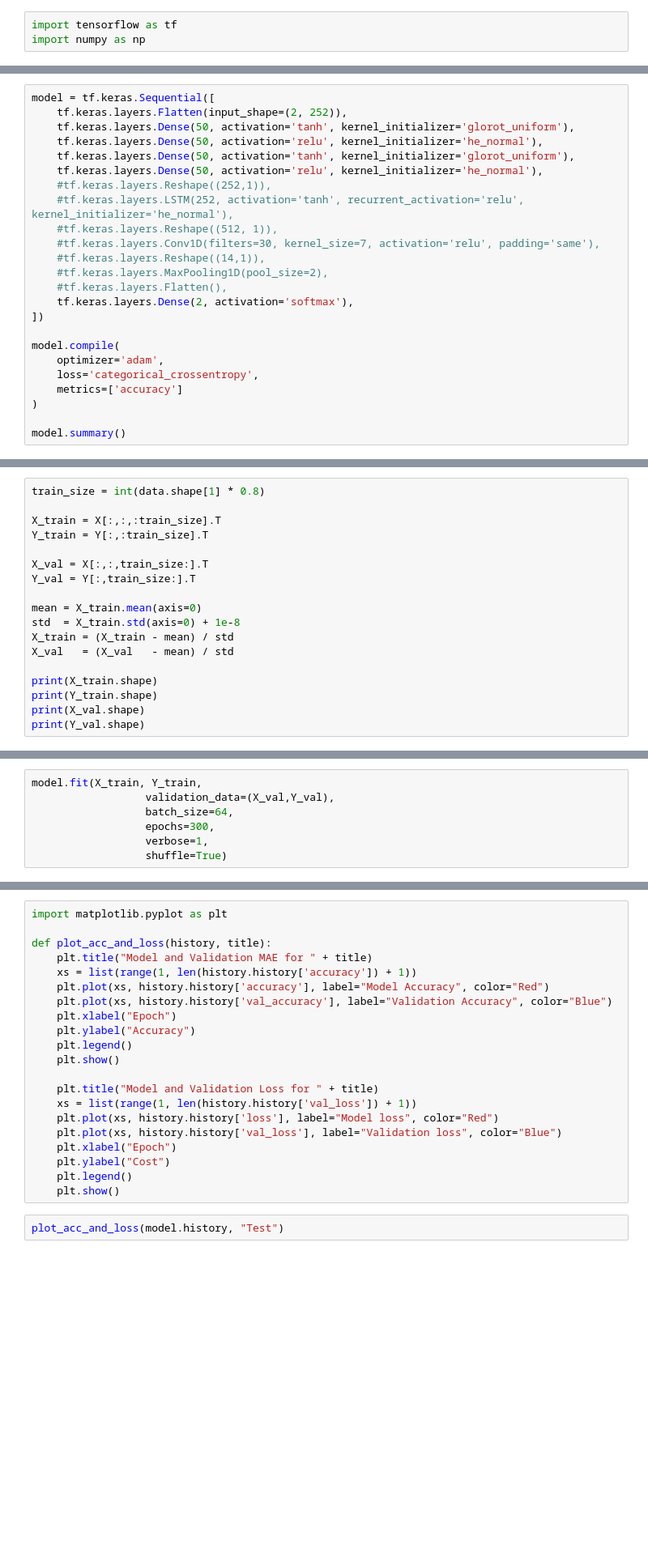
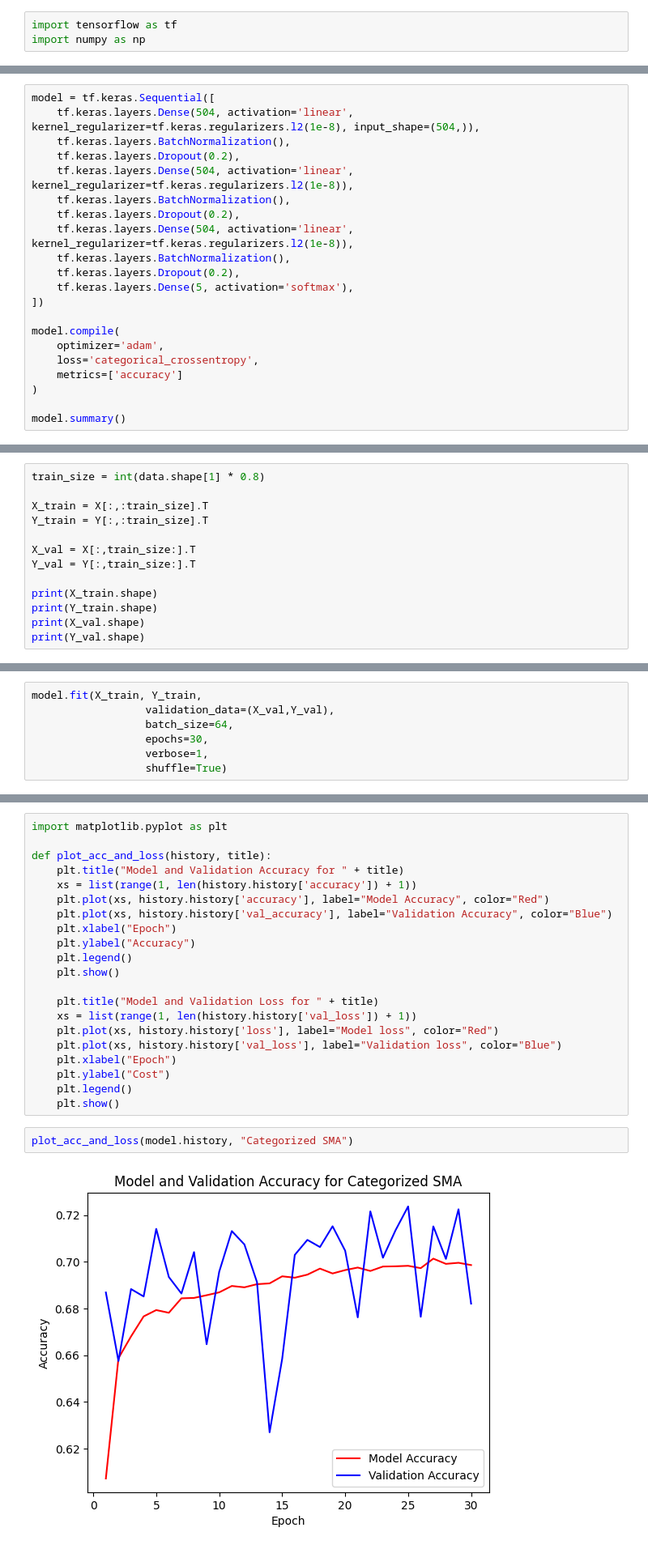
Before and after one commit to AustinBray77/3ML3_Final_Project, a Jupyter notebook: training_cat.ipynb, the cells around one changed output, grey strips where cells are left out. Shown at 81% size. Drawn from its saved outputs; the diff is of its cells as text; blank space fills up the shorter version.

```diff
--- a/training_cat.ipynb
+++ b/training_cat.ipynb
@@ -32,18 +38,15 @@ print("Better Than s&p:", np.count_nonzero(Y[1]))
 # %%
 model = tf.keras.Sequential([
-    tf.keras.layers.Flatten(input_shape=(2, 252)),
-    tf.keras.layers.Dense(50, activation='tanh', kernel_initializer='glorot_uniform'),
-    tf.keras.layers.Dense(50, activation='relu', kernel_initializer='he_normal'),
-    tf.keras.layers.Dense(50, activation='tanh', kernel_initializer='glorot_uniform'),
-    tf.keras.layers.Dense(50, activation='relu', kernel_initializer='he_normal'),
-    #tf.keras.layers.Reshape((252,1)),
-    #tf.keras.layers.LSTM(252, activation='tanh', recurrent_activation='relu', kernel_initializer='he_normal'),
-    #tf.keras.layers.Reshape((512, 1)),
-    #tf.keras.layers.Conv1D(filters=30, kernel_size=7, activation='relu', padding='same'),
-    #tf.keras.layers.Reshape((14,1)),
-    #tf.keras.layers.MaxPooling1D(pool_size=2),
-    #tf.keras.layers.Flatten(),
-    tf.keras.layers.Dense(2, activation='softmax'),
+    tf.keras.layers.Dense(504, activation='linear', kernel_regularizer=tf.keras.regularizers.l2(1e-8), input_shape=(504,)),
+    tf.keras.layers.BatchNormalization(),
+    tf.keras.layers.Dropout(0.2),
+    tf.keras.layers.Dense(504, activation='linear', kernel_regularizer=tf.keras.regularizers.l2(1e-8)),
+    tf.keras.layers.BatchNormalization(),
+    tf.keras.layers.Dropout(0.2),
+    tf.keras.layers.Dense(504, activation='linear', kernel_regularizer=tf.keras.regularizers.l2(1e-8)),
+    tf.keras.layers.BatchNormalization(),
+    tf.keras.layers.Dropout(0.2),
+    tf.keras.layers.Dense(5, activation='softmax'),
 ])
 
 model.compile(
@@ -56,16 +81,11 @@ model.summary()
 # %%
 train_size = int(data.shape[1] * 0.8)
 
-X_train = X[:,:,:train_size].T
+X_train = X[:,:train_size].T
 Y_train = Y[:,:train_size].T
 
-X_val = X[:,:,train_size:].T
+X_val = X[:,train_size:].T
 Y_val = Y[:,train_size:].T
-
-mean = X_train.mean(axis=0)
-std  = X_train.std(axis=0) + 1e-8
-X_train = (X_train - mean) / std
-X_val   = (X_val   - mean) / std
 
 print(X_train.shape)
 print(Y_train.shape)
@@ -75,6 +100,6 @@ print(Y_val.shape)
 model.fit(X_train, Y_train,
                   validation_data=(X_val,Y_val),
                   batch_size=64,
-                  epochs=300,
+                  epochs=30,
                   verbose=1,
                   shuffle=True)
@@ -82,7 +126,7 @@ model.fit(X_train, Y_train,
 import matplotlib.pyplot as plt
 
 def plot_acc_and_loss(history, title):
-    plt.title("Model and Validation MAE for " + title)
+    plt.title("Model and Validation Accuracy for " + title)
     xs = list(range(1, len(history.history['accuracy']) + 1))
     plt.plot(xs, history.history['accuracy'], label="Model Accuracy", color="Red")
     plt.plot(xs, history.history['val_accuracy'], label="Validation Accuracy", color="Blue")
@@ -100,4 +144,6 @@ def plot_acc_and_loss(history, title):
     plt.legend()
     plt.show()
 # %%
-plot_acc_and_loss(model.history, "Test")
+plot_acc_and_loss(model.history, "Categorized SMA")
+# %% [output]
+[figure, added]
```
Also changed, not shown: parts of 14 cells of this notebook, 10 other files.
